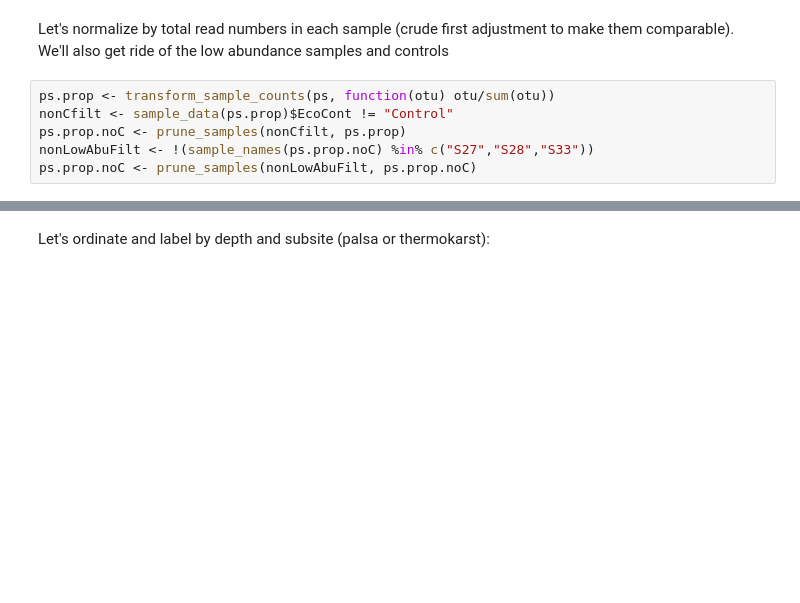
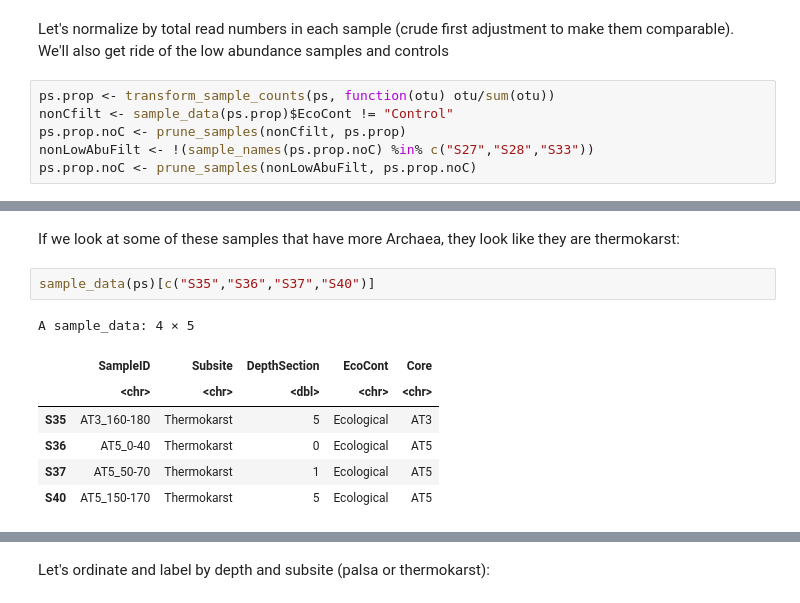
Before and after one commit to danchurch/sphagnumCUEmetabarcoding, a Jupyter notebook: sequenceAnalysis/firstLookPeat16s.ipynb, the cells around one changed output, grey strips where cells are left out. Drawn from its saved outputs; the diff is of its cells as text; blank space fills up the shorter version.

```diff
--- a/sequenceAnalysis/firstLookPeat16s.ipynb
+++ b/sequenceAnalysis/firstLookPeat16s.ipynb
@@ -39,0 +65,12 @@ ps.prop.noC <- prune_samples(nonLowAbuFilt, ps.prop.noC)
+# %% [markdown]
+If we look at some of these samples that have more Archaea, they look like they are thermokarst:
+# %%
+sample_data(ps)[c("S35","S36","S37","S40")]
+# %% [output]
+A sample_data: 4 × 5
+|  | SampleID | Subsite | DepthSection | EcoCont | Core |
+|  | <chr> | <chr> | <dbl> | <chr> | <chr> |
+| S35 | AT3_160-180 | Thermokarst | 5 | Ecological | AT3 |
+| S36 | AT5_0-40 | Thermokarst | 0 | Ecological | AT5 |
+| S37 | AT5_50-70 | Thermokarst | 1 | Ecological | AT5 |
+| S40 | AT5_150-170 | Thermokarst | 5 | Ecological | AT5 |
```
Also changed, not shown: parts of 5 cells of this notebook.
